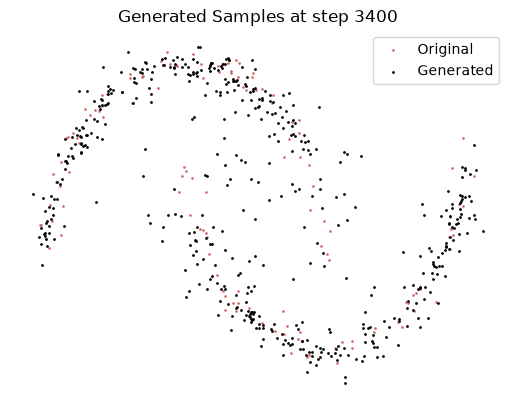
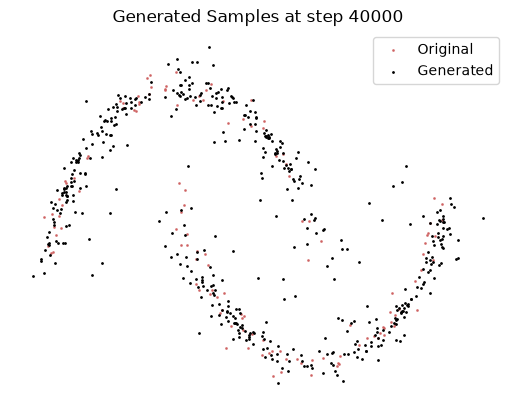
Code edit (unified diff) that turned the first committed figure into the second:
--- before
+++ after
@@ -1,62 +1,83 @@
-def train_nn(total_steps=40_000, generate_every=100, batch_size=128):
+optimizer = torch.optim.AdamW(fm.parameters(), lr=1.e-4, weight_decay=1e-4)
+total_steps = 40_000
+generate_every = 100
+batch_size = 128
+losses = []
 
-    optimizer = torch.optim.AdamW(fm.parameters(), lr=1.e-4, weight_decay=1e-4)
-    total_steps = total_steps
-    generate_every = generate_every
-    batch_size = batch_size
-    losses = []
+# Puntos del entrenamiento en los que queremos guardar una imagen de las muestras generadas
+checkpoint_steps = {0, total_steps // 4, total_steps // 2, total_steps}
+snapshots = {}
 
-    fm.train()
+fm.train()
 
-    step = 0
-    with tqdm(total=total_steps, desc="Training") as pbar:
-        while step < total_steps:
-            x, _ = two_moons(batch_size)
-            x = x.to(device)  # Move data to device
-            loss = fm.compute_loss(x).mean()
-            loss.backward()
-            torch.nn.utils.clip_grad_norm_(fm.parameters(), max_norm=1.0)
+# Muestra de la red antes de entrenar (step=0)
+snapshots[0] = fm.sample(num_samples=500).detach().cpu().numpy()
+fm.velocity_net.train()
+
+step = 0
+with tqdm(total=total_steps, desc="Training") as pbar:
+    while step < total_steps:
+        x, label = two_moons(batch_size)
+        x = x.to(device)  # Move data to device
+        loss = fm.compute_loss(x).mean()
+        loss.backward()
+        torch.nn.utils.clip_grad_norm_(fm.parameters(), max_norm=1.0)
 
 
-            optimizer.step()
-            optimizer.zero_grad()
+        optimizer.step()
+        optimizer.zero_grad()
 
 
-            pbar.set_postfix({
-                    'Loss': f'{loss:.4f}',
-                })
-            pbar.update(1)
-            step += 1
-            losses.append(loss.detach())
-            if step % generate_every == 0:
-                print(f"\nGenerating samples at step {step}...")
+        pbar.set_postfix({
+                'Loss': f'{loss:.4f}',
+            })
+        pbar.update(1)
+        step += 1
+        losses.append(loss.detach())
 
-                samples = fm.sample(
-                    num_samples=500,
-                ).detach().cpu().numpy()
-                clear_output(wait=True)
-                plt.scatter(
-                    x[:,0].cpu().numpy(),
-                    x[:,1].cpu().numpy(),
-                    c='indianred',
-                    s=1,
-                    alpha=0.8,
-                    label='Original'
-                )
-                plt.scatter(
-                    samples[:,0],
-                    samples[:,1],
-                    c='k',
-                    s=1,
-                    label='Generated'
-                )
-                plt.legend()
-                plt.title(f'Generated Samples at step {step}')
-                plt.axis('off')
+        if step in checkpoint_steps:
+            snapshots[step] = fm.sample(num_samples=500).detach().cpu().numpy()
+            fm.velocity_net.train()
 
-                plt.show()
-                fm.velocity_net.train()
+        if step % generate_every == 0:
+            print(f"\nGenerating samples at step {step}...")
 
-        losses = torch.stack(losses)
-        
-train_nn()
+            samples = fm.sample(
+                num_samples=500,
+            ).detach().cpu().numpy()
+            clear_output(wait=True)
+            plt.scatter(
+                x[:,0].cpu().numpy(),
+                x[:,1].cpu().numpy(),
+                c='indianred',
+                s=1,
+                alpha=0.8,
+                label='Original'
+            )
+            plt.scatter(
+                samples[:,0],
+                samples[:,1],
+                c='k',
+                s=1,
+                label='Generated'
+            )
+            plt.legend()
+            plt.title(f'Generated Samples at step {step}')
+            plt.axis('off')
+
+            plt.show()
+            fm.velocity_net.train()
+
+    losses = torch.stack(losses)
+
+# Comparación final del progreso del entrenamiento: 0%, 25%, 50% y 100%
+fig, axs = plt.subplots(1, len(checkpoint_steps), figsize=(4 * len(checkpoint_steps), 4))
+for ax, step_i in zip(axs, sorted(checkpoint_steps)):
+    pct = int(100 * step_i / total_steps)
+    ax.scatter(snapshots[step_i][:, 0], snapshots[step_i][:, 1], c='k', s=1)
+    ax.set_title(f'{pct}% del entrenamiento\n(step {step_i})')
+    ax.axis('off')
+plt.tight_layout()
+#Si desea guardar la imagen en su computadora, descomente la siguiente línea y cambie el nombre del archivo según sea necesario
+#plt.savefig('progreso_entrenamiento_two_moons.png', dpi=150, bbox_inches='tight')
+plt.show()

Commit: Propuesta Final